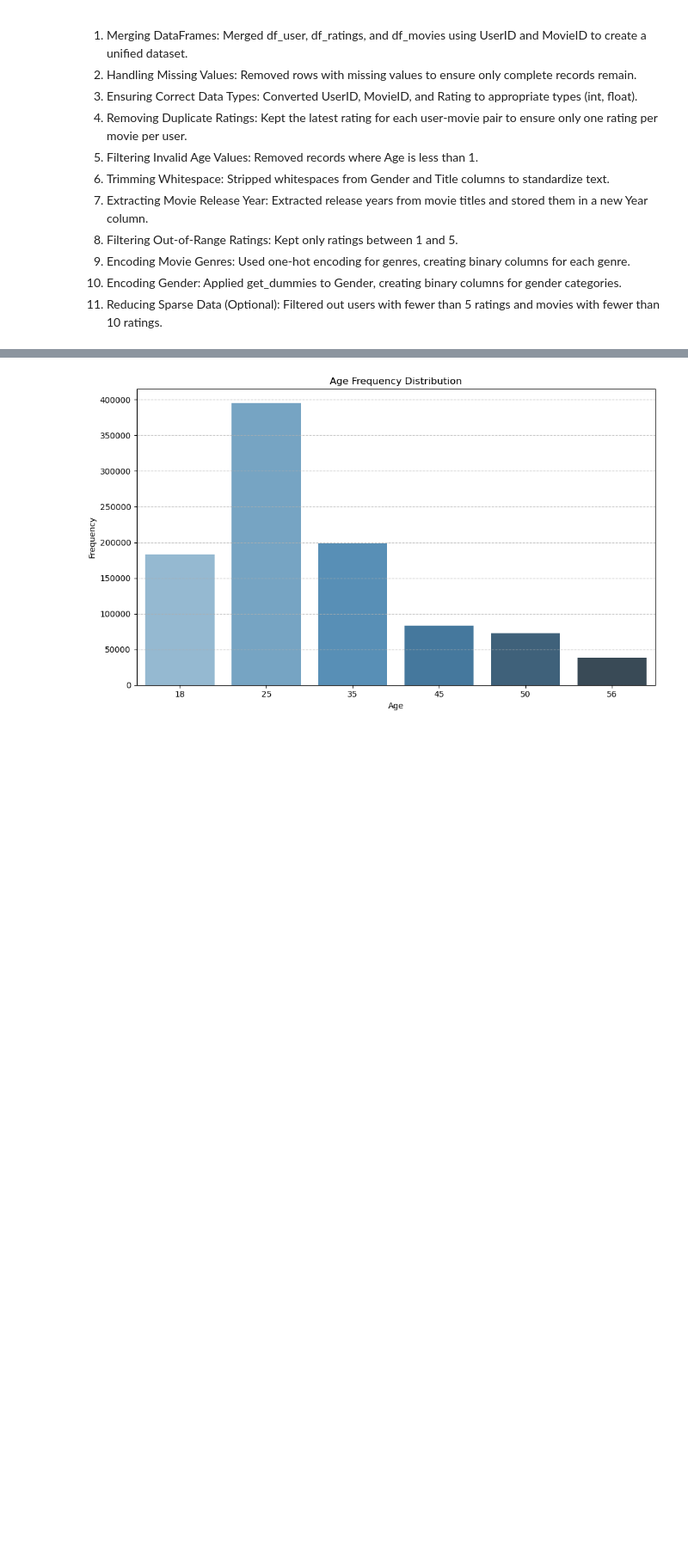
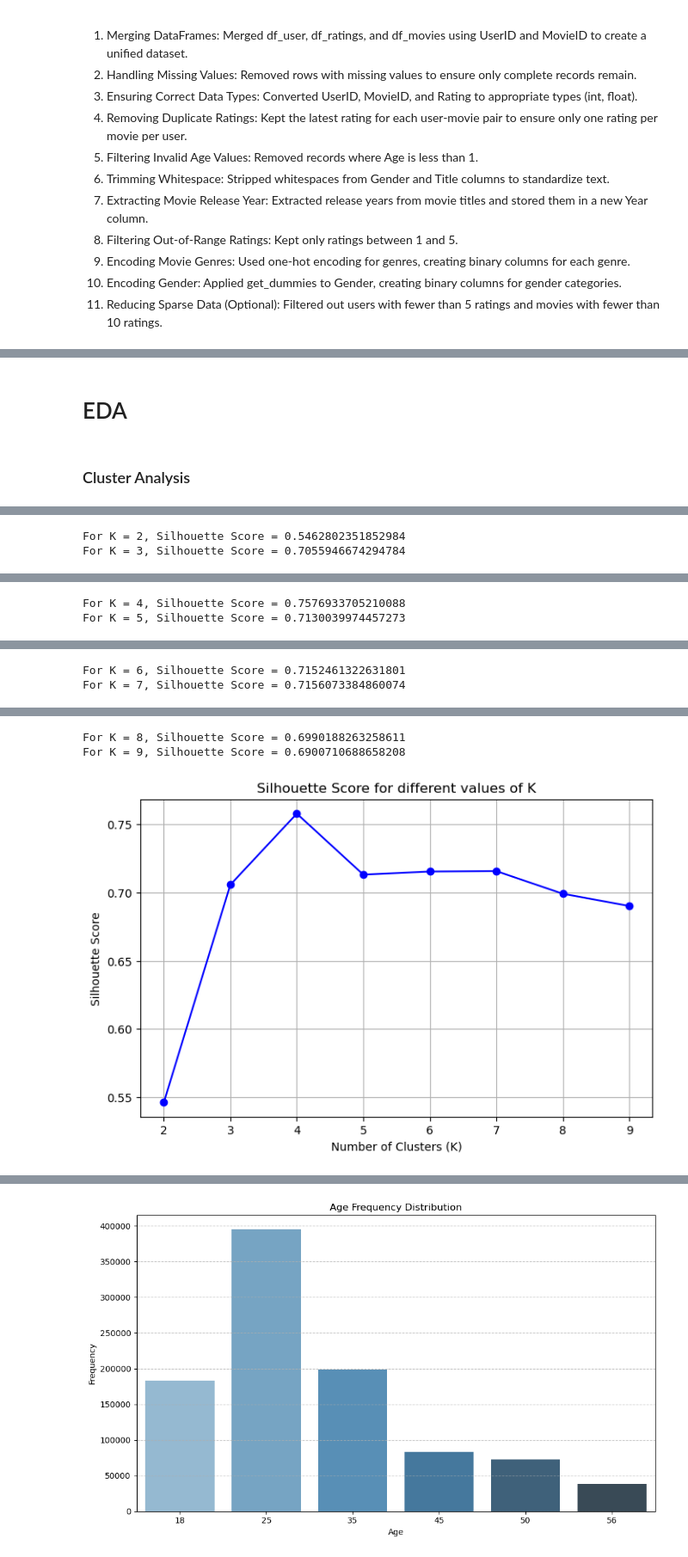
Before and after one commit to nhat117/Assignment2, a Jupyter notebook: A3code-Nhat.ipynb, the cells around one changed output, grey strips where cells are left out. Shown at 86% size. Saved outputs shown, nothing was run; the diff lists cells and outputs as text; code cells hidden in the pictures; blank space fills up the shorter version.

```diff
--- a/A3code-Nhat.ipynb
+++ b/A3code-Nhat.ipynb
@@ -150,0 +167,67 @@ df_cleaned = clean_recommender_data(df_user, df_ratings, df_movies)
+# %% [markdown]
+# EDA
+# %% [markdown]
+### Cluster Analysis
+# %%
+from sklearn.preprocessing import StandardScaler
+
+# Select relevant numerical columns for clustering
+numerical_columns = ['Action', 'Adventure', 'Animation', 'Year',
+                                                                         "Children's", 'Comedy', 'Crime',
+                                                                         'Documentary', 'Drama', 'Fantasy',
+                                                                         'Film-Noir', 'Horror', 'Musical',
+                                                                         'Mystery', 'Romance', 'Sci-Fi',
+                                                                         'Thriller', 'War', 'Western']
+
+# Ensure we're working with unique users
+df_unique_users = df_cleaned.groupby('MovieID').first().reset_index()
+
+# Extract the numerical columns for PCA
+df_numerical = df_unique_users[numerical_columns]
+
+# Standardize the data before applying PCA
+scaler = MinMaxScaler()
+df_scaled = scaler.fit_transform(df_numerical)
+
+from sklearn.decomposition import PCA
+
+# Apply PCA to reduce the data to 2 dimensions
+pca = PCA(n_components=2)
+df_pca = pca.fit_transform(df_scaled)
+
+# Convert the PCA result to a DataFrame for easy plotting
+df_pca = pd.DataFrame(df_pca, columns=['PC1', 'PC2'])
+
+from sklearn.cluster import KMeans
+
+from sklearn.metrics import silhouette_score
+import matplotlib.pyplot as plt
+
+# Assuming df_pca is your PCA-transformed dataframe containing 'PC1' and 'PC2'
+
+# Define the range for the number of clusters
+K_range = range(2, 10)  # Test from 2 to 10 clusters
+
+# List to store silhouette scores for each K
+silhouette_scores = []
+
+# Calculate silhouette scores for each value of K
+for K in K_range:
+    kmeans = KMeans(n_clusters=K, random_state=42)
+    kmeans.fit(df_pca[['PC1', 'PC2']])
+    labels = kmeans.labels_
+
+    # Calculate the silhouette score
+    score = silhouette_score(df_pca[['PC1', 'PC2']], labels)
+    silhouette_scores.append(score)
+    print(f'For K = {K}, Silhouette Score = {score}')
+
+# Plot the silhouette scores
+plt.figure(figsize=(8, 5))
+plt.plot(K_range, silhouette_scores, marker='o', linestyle='-', color='b')
+plt.title('Silhouette Score for different values of K')
+plt.xlabel('Number of Clusters (K)')
+plt.ylabel('Silhouette Score')
+plt.grid(True)
+plt.show()
+# %% [output]
@@ -150,0 +238,2 @@ df_cleaned = clean_recommender_data(df_user, df_ratings, df_movies)
+For K = 2, Silhouette Score = 0.5462802351852984
+For K = 3, Silhouette Score = 0.7055946674294784
@@ -150,0 +244,2 @@ df_cleaned = clean_recommender_data(df_user, df_ratings, df_movies)
+For K = 4, Silhouette Score = 0.7576933705210088
+For K = 5, Silhouette Score = 0.7130039974457273
@@ -150,0 +250,2 @@ df_cleaned = clean_recommender_data(df_user, df_ratings, df_movies)
+For K = 6, Silhouette Score = 0.7152461322631801
+For K = 7, Silhouette Score = 0.7156073384860074
@@ -150,0 +256,3 @@ df_cleaned = clean_recommender_data(df_user, df_ratings, df_movies)
+For K = 8, Silhouette Score = 0.6990188263258611
+For K = 9, Silhouette Score = 0.6900710688658208
+[figure, added]
```
Also changed, not shown: parts of 30 cells of this notebook.
